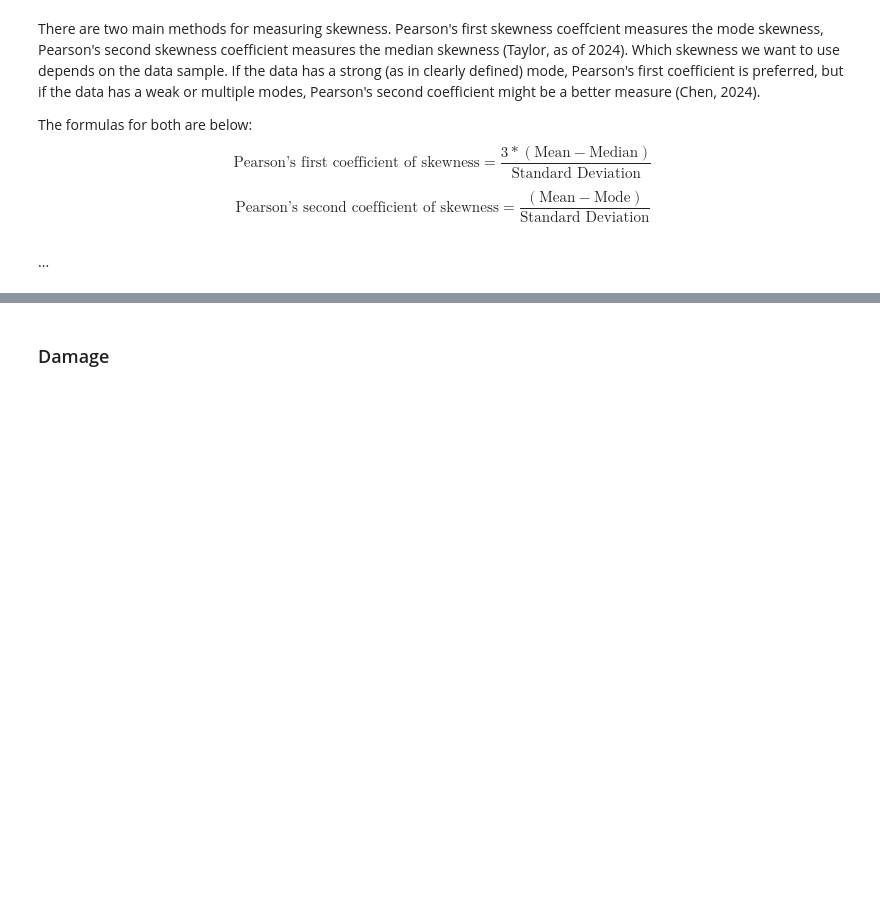
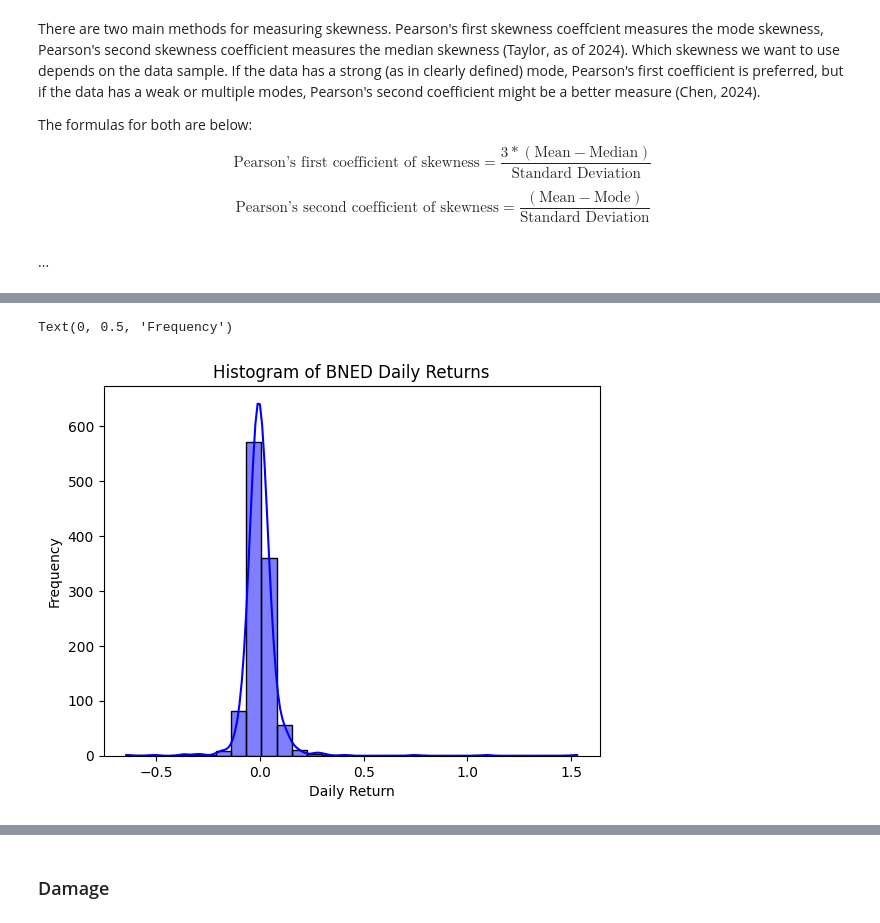
Before and after one commit to RabeaTzenetos/wqu, a Jupyter notebook: financial-econometrics/gwp1/skewness.ipynb, the cells around one changed output, grey strips where cells are left out. Cells and saved outputs as stored; diff of their text form; code cells hidden in the pictures; blank space fills up the shorter version.

```diff
--- a/financial-econometrics/gwp1/skewness.ipynb
+++ b/financial-econometrics/gwp1/skewness.ipynb
@@ -47,0 +71,3 @@ $$
+# %%
+bned['Daily Return'] = bned['Adj Close'].pct_change()
+bned.head()
@@ -47,0 +82,8 @@ $$
+# %%
+sns.histplot(bned['Daily Return'].dropna(), bins=30, kde=True, color='blue')
+plt.title('Histogram of BNED Daily Returns')
+plt.xlabel('Daily Return')
+plt.ylabel('Frequency')
+# %% [output]
+Text(0, 0.5, 'Frequency')
+[figure, added]
```
Also changed, not shown: parts of 12 cells of this notebook.
